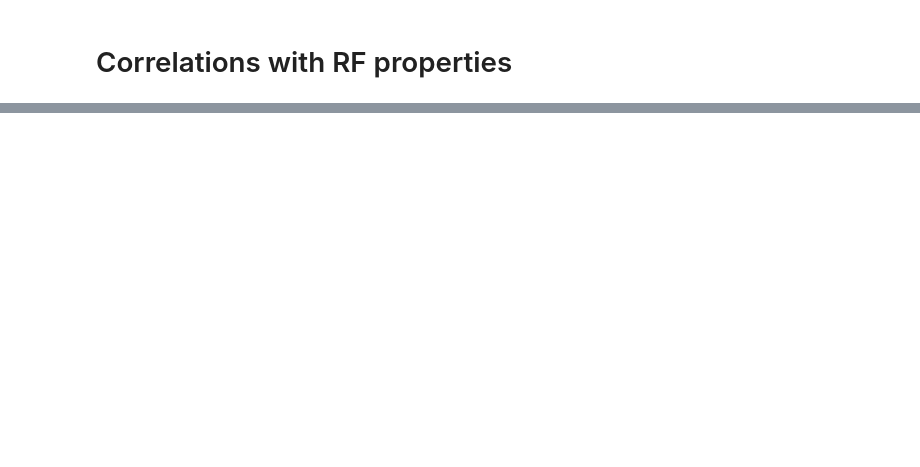
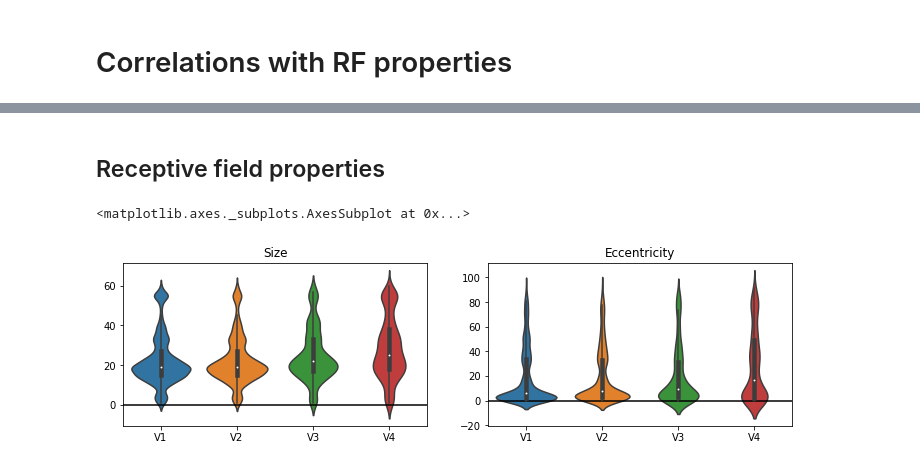
Before and after one commit to smathot/studyforrest-prf, a Jupyter notebook: pupil-correlates.ipynb, the cells around one changed output, grey strips where cells are left out. Drawn from its saved outputs; the diff is of its cells as text; code cells hidden in the pictures; blank space fills up the shorter version.

```diff
--- a/pupil-correlates.ipynb
+++ b/pupil-correlates.ipynb
@@ -10 +8,29 @@ dm.r_lc = [np.nanmean(row.r_vc_lc.get_data()) for row in dm]
 ldm = io.readtxt('outputs/longish-correlation-matrix.csv')
+# %%
+MAX_ERR = 40
+
+
+def mask(nft, mask):
+
+    nft.get_data()[mask] = np.nan
+
+
+for row in dm:
+    a = row.prf_err.get_data()
+    err = np.where(a > MAX_ERR)
+    n_poor = len(err[0])
+    n_total = np.sum(~np.isnan(a))
+    print('poor {} of {}'.format(n_poor, n_total))
+    mask(row.prf_x, err)
+    mask(row.prf_y, err)
+    mask(row.prf_sd, err)
+    mask(row.prf_err, err)
+    mask(row.r_vc_pupil, err)
+    mask(row.r_vc_lc, err)
+
+
+dm.r_pupil = [np.nanmedian(row.r_vc_pupil.get_data()) for row in dm]
+dm.r_lc = [np.nanmedian(row.r_vc_lc.get_data()) for row in dm]
+print('Before {}'.format(len(ldm)))
+ldm = ldm.prf_err <= MAX_ERR
+print('After {}'.format(len(ldm)))
@@ -108,0 +142,17 @@ nip.view_img(nifti)
+# %% [markdown]
+## Receptive field properties
+# %%
+import seaborn as sns
+
+plt.figure(figsize=(12, 3))
+plt.subplot(1,2,1)
+plt.title('Size')
+plt.axhline(0, color='black')
+sns.violinplot(x='roi', y='prf_sd', data=ldm)
+plt.subplot(1,2,2)
+plt.title('Eccentricity')
+plt.axhline(0, color='black')
+sns.violinplot(x='roi', y='ecc', data=ldm)
+# %% [output]
+<matplotlib.axes._subplots.AxesSubplot at 0x...>
+[figure, added]
```
Also changed, not shown: parts of 8 cells of this notebook, 1 other file.
